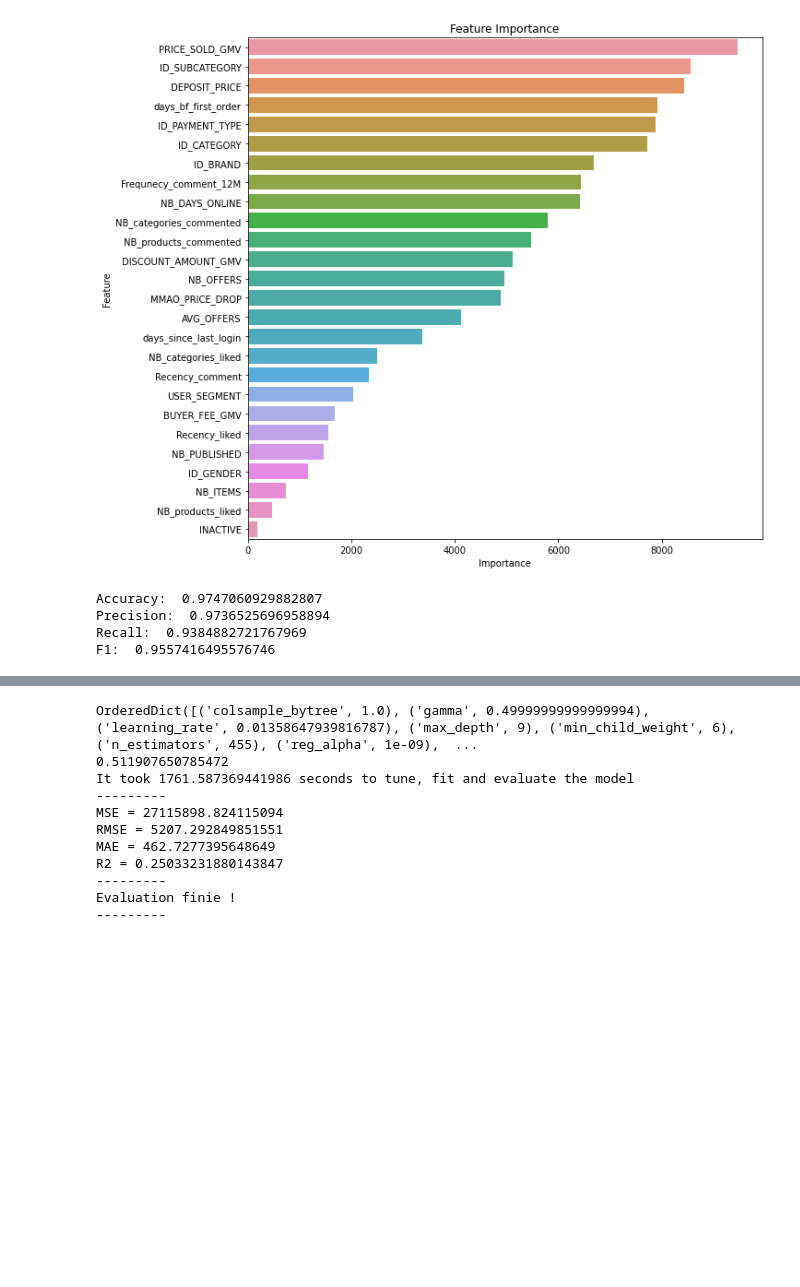
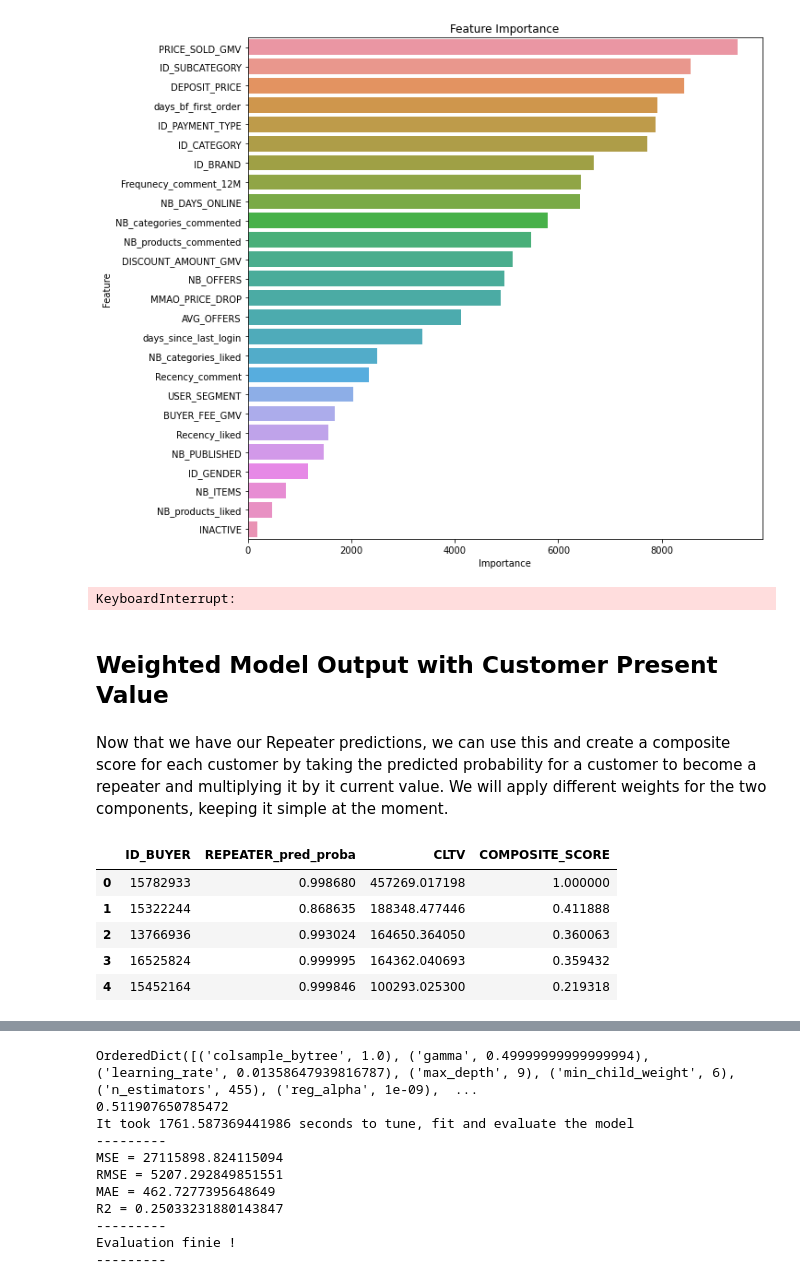
Before and after one commit to ElieTrigano/CRP_VC, a Jupyter notebook: model_v1_cleaned.ipynb, the cells around one changed output, grey strips where cells are left out. Saved outputs shown, nothing was run; the diff lists cells and outputs as text; code cells hidden in the pictures; blank space fills up the shorter version.

```diff
--- a/model_v1_cleaned.ipynb
+++ b/model_v1_cleaned.ipynb
@@ -437,6 +94,6 @@ def pre_processing(df, X_train, X_test, scaling:bool = False, scaler:str = None,
 # %% [markdown]
 # Model 1 : Predicting the probability of a customer to be a Repeater
 # %%
-X_train_REPEATER_scaled, X_test_REPEATER_scaled = pre_processing(df, X_train_REPEATER, X_test_REPEATER, scaling=True, scaler='MinMaxScaler')
+X_train_REPEATER_scaled, X_test_REPEATER_scaled = scaling(df, X_train_REPEATER, X_test_REPEATER, scaling=True, scaler='MinMaxScaler')
 # %% [markdown]
 Testing different classification models
@@ -728,8 +166,8 @@ Confusion matrix:  [[7316  122]
 weighted avg       0.97      0.97      0.97     10487
 [figure]
 # %%
-from sklearn.model_selection import cross_val_predict
-model = LGBMClassifier(**best_model_LGBM_class.get_params())
+# load model from pickle file in models folder
+model = pkl.load(open('models\REPEATER_LightGBM_tuned_wholedataset_v6.pkl', 'rb'))
 cv = StratifiedKFold(n_splits=10, shuffle=True, random_state=42)
 
 predictions = cross_validate(model, X_train_REPEATER_scaled, y_train_REPEATER, cv=cv, n_jobs=-1, scoring = ['accuracy', 'precision', 'recall', 'f1'])
@@ -739,7 +177,23 @@ print('Precision: ', np.mean(predictions['test_precision']))
 print('Recall: ', np.mean(predictions['test_recall']))
 print('F1: ', np.mean(predictions['test_f1']))
 # %% [output]
-Accuracy:  0.9747060929882807
-Precision:  0.9736525696958894
-Recall:  0.9384882721767969
-F1:  0.9557416495576746
+KeyboardInterrupt:
+# %% [markdown]
+## Weighted Model Output with Customer Present Value
+# %% [markdown]
+Now that we have our Repeater predictions, we can use this and create a composite score for each customer by taking the predicted probability for a customer to become a repeater and multiplying it by it current value. We will apply different weights for the two components, keeping it simple at the moment.
+# %%
+repeater_pred_proba = pd.DataFrame(np.load('preds/REPEATER_y_pred_proba.npy'), columns=['REPEATER_pred_proba'])
+
+X_test_REPEATER_scaled_df = pd.DataFrame(X_test_REPEATER_scaled, columns=colnames, index=X_test_REPEATER.index)
+
+composite_df = calculate_composite_score(repeater_pred_proba, X_test_REPEATER_scaled_df, df_model, weight_repeater=0.8, weight_cv=0.2)
+
+composite_df.head()
+# %% [output]
+|  | ID_BUYER | REPEATER_pred_proba | CLTV | COMPOSITE_SCORE |
+| 0 | 15782933 | 0.998680 | 457269.017198 | 1.000000 |
+| 1 | 15322244 | 0.868635 | 188348.477446 | 0.411888 |
+| 2 | 13766936 | 0.993024 | 164650.364050 | 0.360063 |
+| 3 | 16525824 | 0.999995 | 164362.040693 | 0.359432 |
+| 4 | 15452164 | 0.999846 | 100293.025300 | 0.219318 |
```
Also changed, not shown: parts of 51 cells of this notebook, 32 other files.
